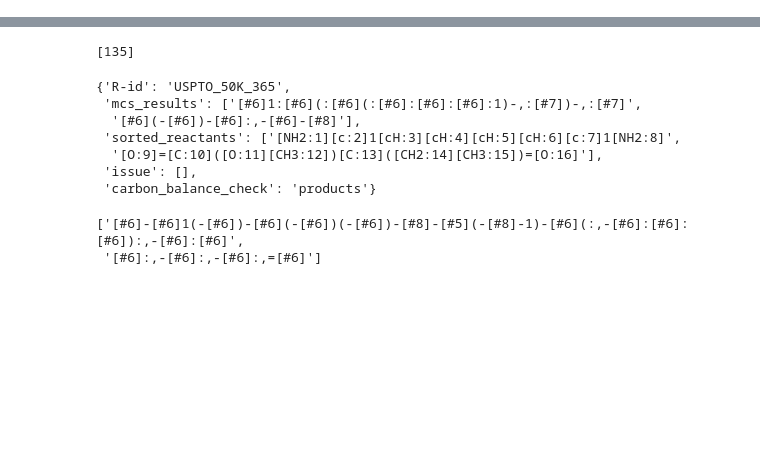
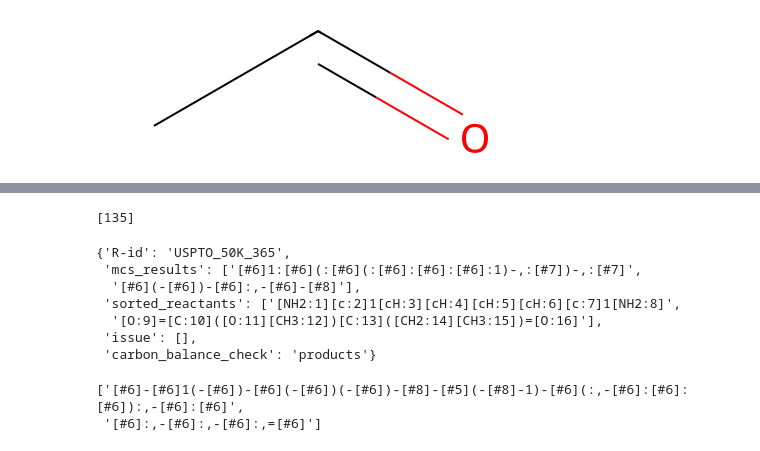
Before and after one commit to TieuLongPhan/SynRBL, a Jupyter notebook: Pipeline/Validation/check_rule_based.ipynb, the cells around one changed output, grey strips where cells are left out. Saved outputs shown, nothing was run; the diff lists cells and outputs as text; code cells hidden in the pictures; blank space fills up the shorter version.

Commit message:
update chem function

```diff
--- a/Pipeline/Validation/check_rule_based.ipynb
+++ b/Pipeline/Validation/check_rule_based.ipynb
@@ -39,0 +90,5 @@ class UnstableMol:
+# %%
+un_mol = UnstableMol()
+un_mol.standardize_mol(Chem.MolFromSmiles('C=CO'))
+# %% [output]
+[figure, added]
```
Also changed, not shown: parts of 32 cells of this notebook, 1 other file.
